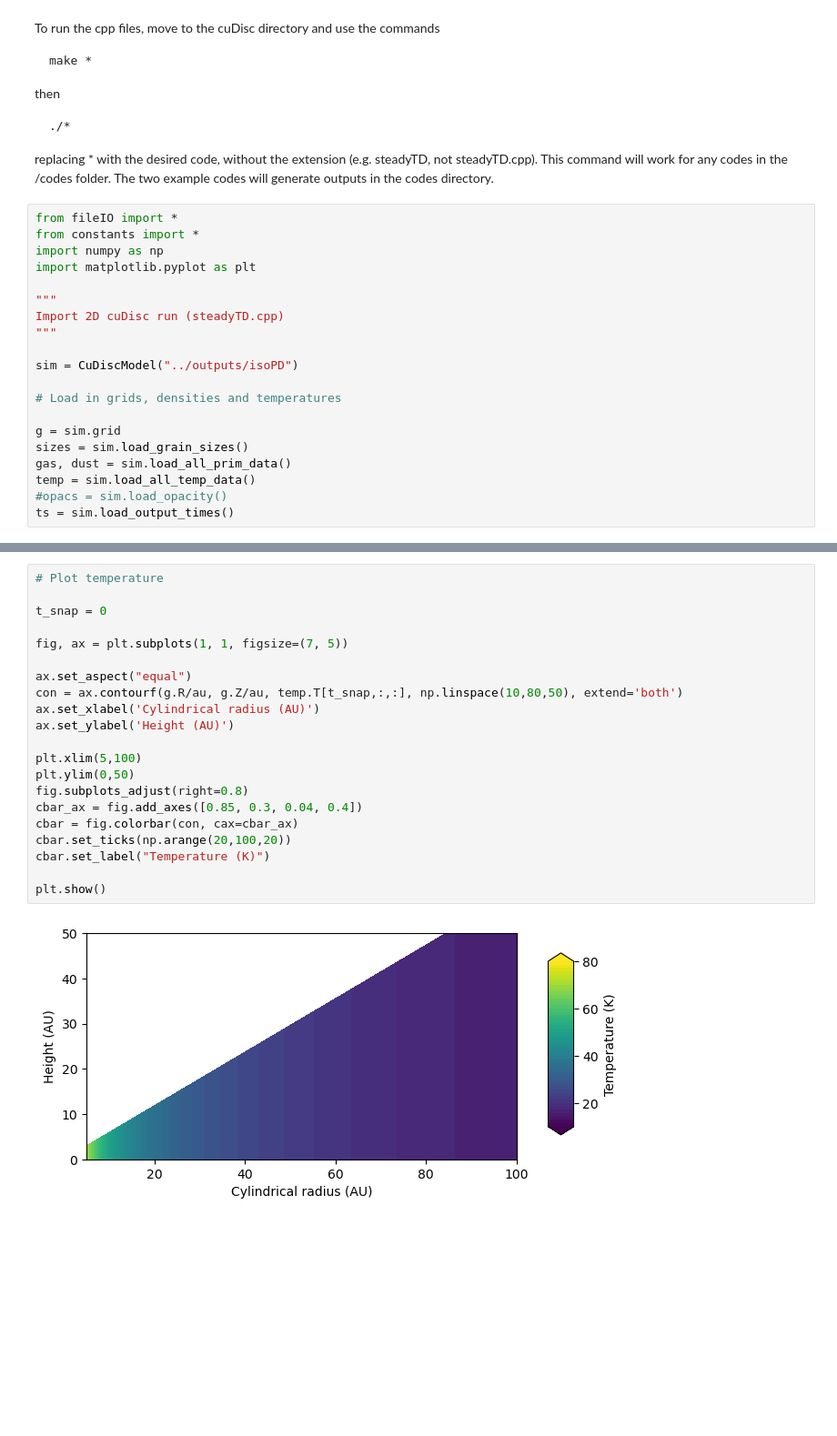
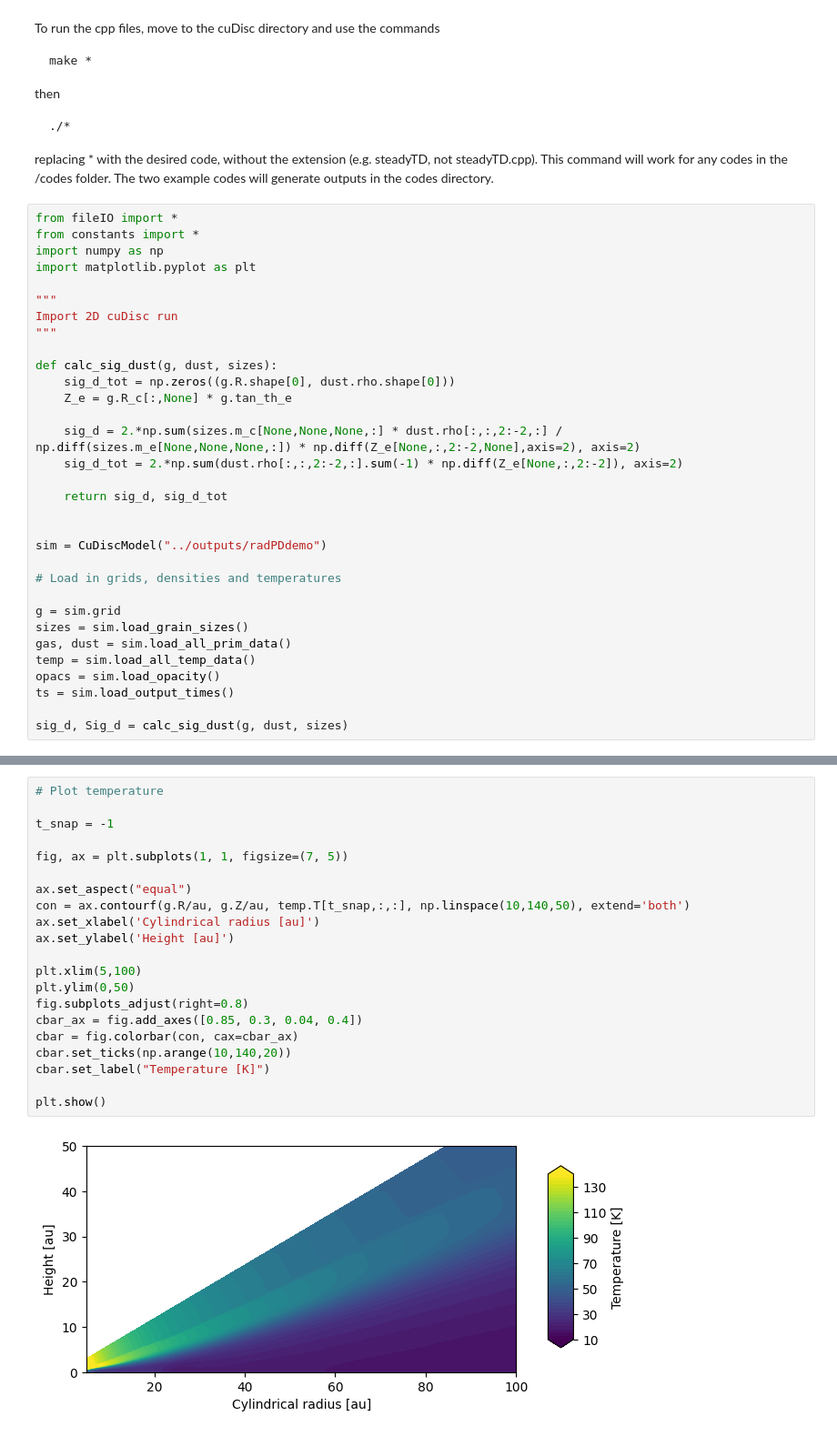
Before and after one commit to cuDisc/cuDisc, a Jupyter notebook: codes/python/disc_plotter.ipynb, the cells around one changed output, grey strips where cells are left out. Shown at 91% size. Saved outputs shown, nothing was run; the diff lists cells and outputs as text; blank space fills up the shorter version.

```diff
--- a/codes/python/disc_plotter.ipynb
+++ b/codes/python/disc_plotter.ipynb
@@ -19,10 +19,20 @@ import numpy as np
 import matplotlib.pyplot as plt
 
 """
-Import 2D cuDisc run (steadyTD.cpp)
+Import 2D cuDisc run
 """
 
-sim = CuDiscModel("../outputs/isoPD")
+def calc_sig_dust(g, dust, sizes):
+    sig_d_tot = np.zeros((g.R.shape[0], dust.rho.shape[0]))
+    Z_e = g.R_c[:,None] * g.tan_th_e
+
+    sig_d = 2.*np.sum(sizes.m_c[None,None,None,:] * dust.rho[:,:,2:-2,:] / np.diff(sizes.m_e[None,None,None,:]) * np.diff(Z_e[None,:,2:-2,None],axis=2), axis=2)
+    sig_d_tot = 2.*np.sum(dust.rho[:,:,2:-2,:].sum(-1) * np.diff(Z_e[None,:,2:-2]), axis=2)
+
+    return sig_d, sig_d_tot
+
+
+sim = CuDiscModel("../outputs/radPDdemo")
 
 # Load in grids, densities and temperatures
 
@@ -30,8 +40,10 @@ g = sim.grid
 sizes = sim.load_grain_sizes()
 gas, dust = sim.load_all_prim_data()
 temp = sim.load_all_temp_data()
-#opacs = sim.load_opacity()
+opacs = sim.load_opacity()
 ts = sim.load_output_times()
+
+sig_d, Sig_d = calc_sig_dust(g, dust, sizes)
 # %%
 # Plot dust density
 
@@ -131,23 +163,23 @@ plt.show()
 # %%
 # Plot temperature
 
-t_snap = 0
+t_snap = -1
 
 fig, ax = plt.subplots(1, 1, figsize=(7, 5))
 
 ax.set_aspect("equal")
-con = ax.contourf(g.R/au, g.Z/au, temp.T[t_snap,:,:], np.linspace(10,80,50), extend='both')
-ax.set_xlabel('Cylindrical radius (AU)')
-ax.set_ylabel('Height (AU)')
+con = ax.contourf(g.R/au, g.Z/au, temp.T[t_snap,:,:], np.linspace(10,140,50), extend='both')
+ax.set_xlabel('Cylindrical radius [au]')
+ax.set_ylabel('Height [au]')
 
 plt.xlim(5,100)
 plt.ylim(0,50)
 fig.subplots_adjust(right=0.8)
 cbar_ax = fig.add_axes([0.85, 0.3, 0.04, 0.4])
 cbar = fig.colorbar(con, cax=cbar_ax)
-cbar.set_ticks(np.arange(20,100,20))
-cbar.set_label("Temperature (K)")
+cbar.set_ticks(np.arange(10,140,20))
+cbar.set_label("Temperature [K]")
 
 plt.show()
 # %% [output]
-[figure, old version]
+[figure, new version]
```
Also changed, not shown: parts of 5 cells of this notebook, 1 other file.
